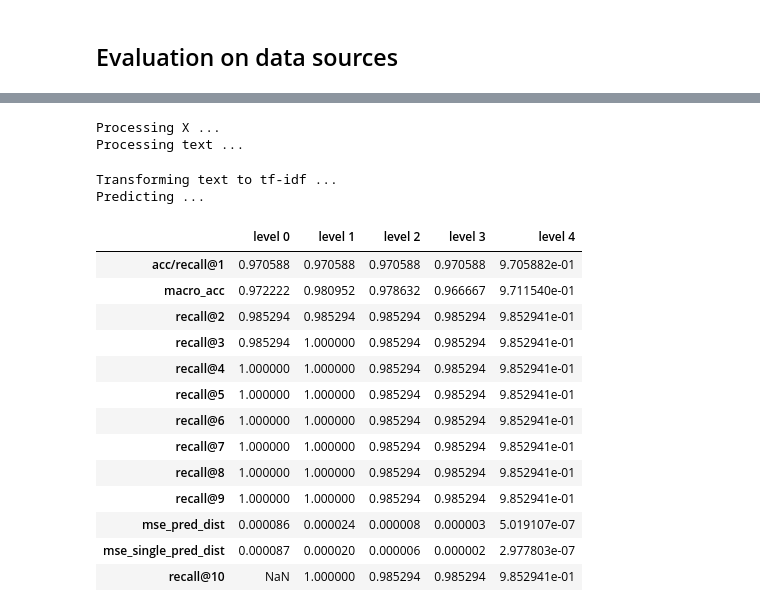
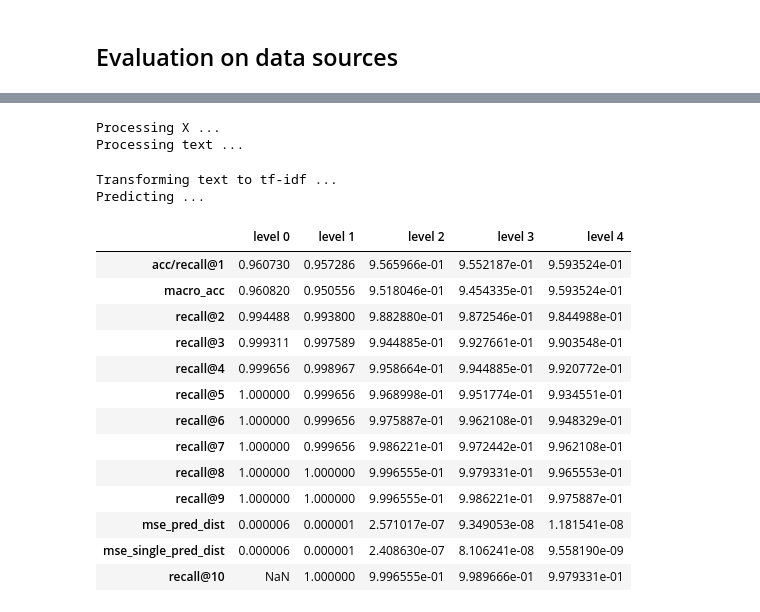
Before and after one commit to ONLABSPL/job-ads-classifier, a Jupyter notebook: job_classification_examples.ipynb, the cells around one changed output, grey strips where cells are left out. Cells and saved outputs as stored; diff of their text form; code cells hidden in the pictures.

```diff
--- a/job_classification_examples.ipynb
+++ b/job_classification_examples.ipynb
@@ -394,13 +348,13 @@ def evaluate_levels(model, y, pred, pred_map, levels, plot_dist=None):
 # %%
-ksid_dict = pd.read_csv("https://raw.githubusercontent.com/ncn-foreigners/job-ads-datasets/main/data/hand-coded-100-sample.csv", dtype='str', sep=';')
-#ksid_dict = ksid_dict[ksid_dict["occup_code"].isin(list(model_paper_linear.hierarchy.keys()))]
+ksid_dict = pd.read_csv("desc_praca_gov_pl_2022_03_30.csv", dtype='str')
+ksid_dict = ksid_dict[ksid_dict["class"].isin(list(model_paper_linear.hierarchy.keys()))]
 #ksid_dict = ksid_dict[ksid_dict["occup_code"].str.slice(0,1) == "3"]
 #ksid_dict.shape
 #ksid_dict = pd.read_csv("https://raw.githubusercontent.com/ncn-foreigners/job-ads-datasets/main/data/gus-synonimy.csv", dtype="str")
-ksid_dict2=ksid_dict[(ksid_dict["kod_zawodu1"] == ksid_dict["kod_zawodu2"]) &
-                     (ksid_dict["kod_zawodu2"] == ksid_dict["kod_zawodu3"]) &
-                     (ksid_dict["kod_zawodu1"] == ksid_dict["kod_zawodu3"])]
-ksid_dict2 = ksid_dict2[ksid_dict2["kod_zawodu1"].isin(list(model_paper_linear.hierarchy.keys()))]
-ksid_dict2["desc"] = ksid_dict2["job_title"] + " " + ksid_dict2["job_description"]
-ksid_dict2.head(n=1)
+#ksid_dict2=ksid_dict[(ksid_dict["kod_zawodu1"] == ksid_dict["kod_zawodu2"]) &
+#                     (ksid_dict["kod_zawodu2"] == ksid_dict["kod_zawodu3"]) &
+#                     (ksid_dict["kod_zawodu1"] == ksid_dict["kod_zawodu3"])]
+#ksid_dict2 = ksid_dict2[ksid_dict2["kod_zawodu1"].isin(list(model_paper_linear.hierarchy.keys()))]
+#ksid_dict2["desc"] = ksid_dict2["job_title"] + " " + ksid_dict2["job_description"]
+ksid_dict.head(n=1)
 # %% [output]
@@ -409,35 +363,35 @@ ksid_dict2.head(n=1)
 # %%
 last_level_pred_lin, last_level_map_lin = model_paper_linear.predict(
-    X_text=list(ksid_dict2["desc"]),
+    X_text=list(ksid_dict["desc"]),
     X_matrix=None,
     output_level='last',
     top_k=None,
     format="array"
 )
 model_paper_linear_results = evaluate_levels(model_paper_linear,
-                                             ksid_dict2["kod_zawodu1"],
+                                             ksid_dict["class"],
                                              last_level_pred_lin,
                                              last_level_map_lin,
                                              levels=[0, 1, 2, 3, 4])
 pd.DataFrame(model_paper_linear_results)
 # %% [output]
 Processing X ...
 Processing text ...
 Transforming text to tf-idf ...
 Predicting ...
 |  | level 0 | level 1 | level 2 | level 3 | level 4 |
-| acc/recall@1 | 0.970588 | 0.970588 | 0.970588 | 0.970588 | 9.705882e-01 |
-| macro_acc | 0.972222 | 0.980952 | 0.978632 | 0.966667 | 9.711540e-01 |
-| recall@2 | 0.985294 | 0.985294 | 0.985294 | 0.985294 | 9.852941e-01 |
-| recall@3 | 0.985294 | 1.000000 | 0.985294 | 0.985294 | 9.852941e-01 |
-| recall@4 | 1.000000 | 1.000000 | 0.985294 | 0.985294 | 9.852941e-01 |
-| recall@5 | 1.000000 | 1.000000 | 0.985294 | 0.985294 | 9.852941e-01 |
-| recall@6 | 1.000000 | 1.000000 | 0.985294 | 0.985294 | 9.852941e-01 |
-| recall@7 | 1.000000 | 1.000000 | 0.985294 | 0.985294 | 9.852941e-01 |
-| recall@8 | 1.000000 | 1.000000 | 0.985294 | 0.985294 | 9.852941e-01 |
-| recall@9 | 1.000000 | 1.000000 | 0.985294 | 0.985294 | 9.852941e-01 |
-| mse_pred_dist | 0.000086 | 0.000024 | 0.000008 | 0.000003 | 5.019107e-07 |
-| mse_single_pred_dist | 0.000087 | 0.000020 | 0.000006 | 0.000002 | 2.977803e-07 |
-| recall@10 | NaN | 1.000000 | 0.985294 | 0.985294 | 9.852941e-01 |
+| acc/recall@1 | 0.960730 | 0.957286 | 9.565966e-01 | 9.552187e-01 | 9.593524e-01 |
+| macro_acc | 0.960820 | 0.950556 | 9.518046e-01 | 9.454335e-01 | 9.593524e-01 |
+| recall@2 | 0.994488 | 0.993800 | 9.882880e-01 | 9.872546e-01 | 9.844988e-01 |
+| recall@3 | 0.999311 | 0.997589 | 9.944885e-01 | 9.927661e-01 | 9.903548e-01 |
+| recall@4 | 0.999656 | 0.998967 | 9.958664e-01 | 9.944885e-01 | 9.920772e-01 |
+| recall@5 | 1.000000 | 0.999656 | 9.968998e-01 | 9.951774e-01 | 9.934551e-01 |
+| recall@6 | 1.000000 | 0.999656 | 9.975887e-01 | 9.962108e-01 | 9.948329e-01 |
+| recall@7 | 1.000000 | 0.999656 | 9.986221e-01 | 9.972442e-01 | 9.962108e-01 |
+| recall@8 | 1.000000 | 1.000000 | 9.996555e-01 | 9.979331e-01 | 9.965553e-01 |
+| recall@9 | 1.000000 | 1.000000 | 9.996555e-01 | 9.986221e-01 | 9.975887e-01 |
+| mse_pred_dist | 0.000006 | 0.000001 | 2.571017e-07 | 9.349053e-08 | 1.181541e-08 |
+| mse_single_pred_dist | 0.000006 | 0.000001 | 2.408630e-07 | 8.106241e-08 | 9.558190e-09 |
+| recall@10 | NaN | 1.000000 | 9.996555e-01 | 9.989666e-01 | 9.979331e-01 |
 # %%
 last_level_pred_tra, last_level_map_tra = model_paper_trans.predict(
```
Also changed, not shown: parts of 21 cells of this notebook.
